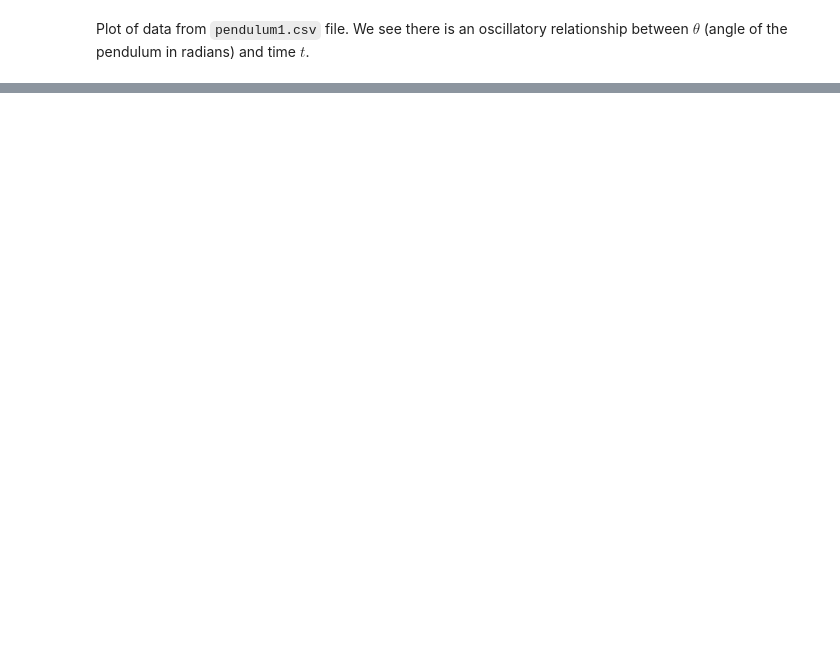
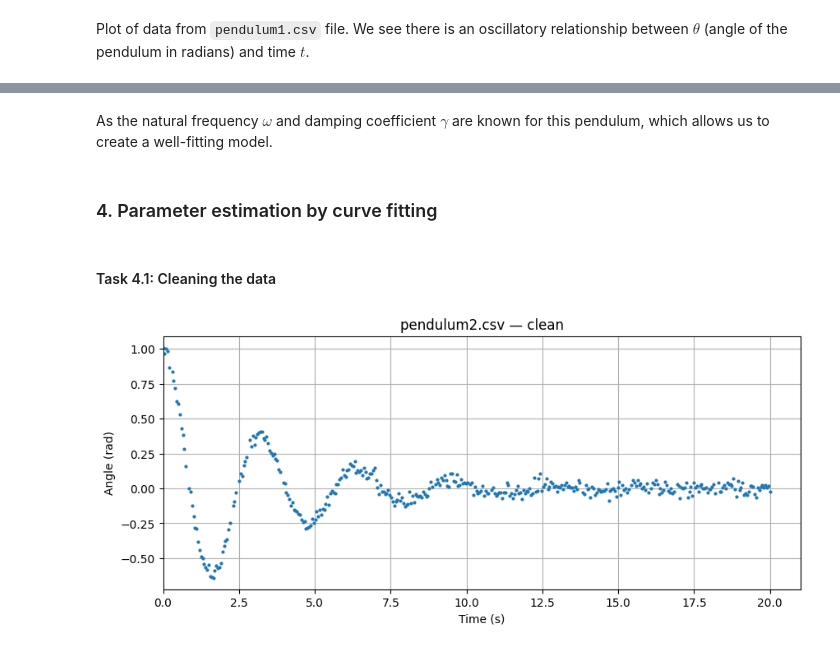
Before and after one commit to ProgramPhantom/MPS224-Scientific-Computing, a Jupyter notebook: Assigment 3/assign3.ipynb, the cells around one changed output, grey strips where cells are left out. Drawn from its saved outputs; the diff is of its cells as text; code cells hidden in the pictures; blank space fills up the shorter version.

Commit message:
Done loads

```diff
--- a/Assigment 3/assign3.ipynb
+++ b/Assigment 3/assign3.ipynb
@@ -190,0 +271,37 @@ Plot of data from `pendulum1.csv` file. We see there is an oscillatory relations
+# %% [markdown]
+As the natural frequency $\omega$ and damping coefficient $\gamma$ are known for this pendulum, which allows us to create a well-fitting model.
+# %% [markdown]
+### 4. Parameter estimation by curve fitting
+# %% [markdown]
+#### Task 4.1: Cleaning the data
+# %%
+# Load data
+df2 = pd.read_csv("pendulum2.csv")
+t_col = df2.iloc[:, 0]
+theta_col = df2.iloc[:, 1]
+
+# (a) Remove rows with missing values
+df2 = df2.dropna()
+
+
+# (b) Remove implausible values of theta
+mask = np.abs(theta_col) <= (np.pi / 2)
+df2_clean = df2.loc[mask]
+
+
+# (c) Convert cleaned data to numpy array
+ts2 = df2_clean.iloc[:, 0].values
+thetas2 = df2_clean.iloc[:, 1].values
+
+
+# ------ Plot  ------
+plt.figure(figsize=(10,4))
+plt.plot(ts2, thetas2, '.', markersize=4)
+plt.xlabel("Time (s)")
+plt.ylabel("Angle (rad)")
+plt.title("pendulum2.csv — clean")
+plt.grid(True)
+plt.xlim(left=0)
+plt.show()
+# %% [output]
+[figure, added]
```
Also changed, not shown: parts of 11 cells of this notebook, 1 other file.
